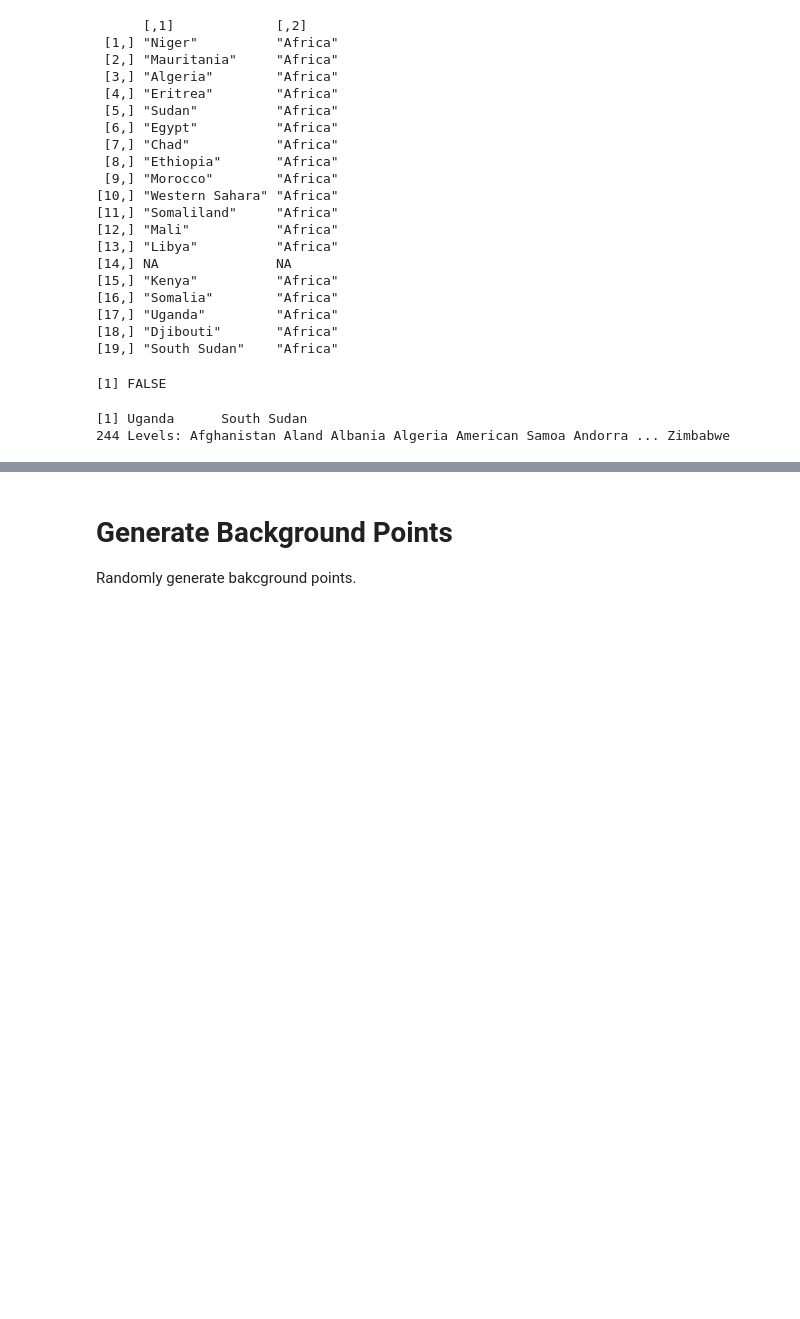
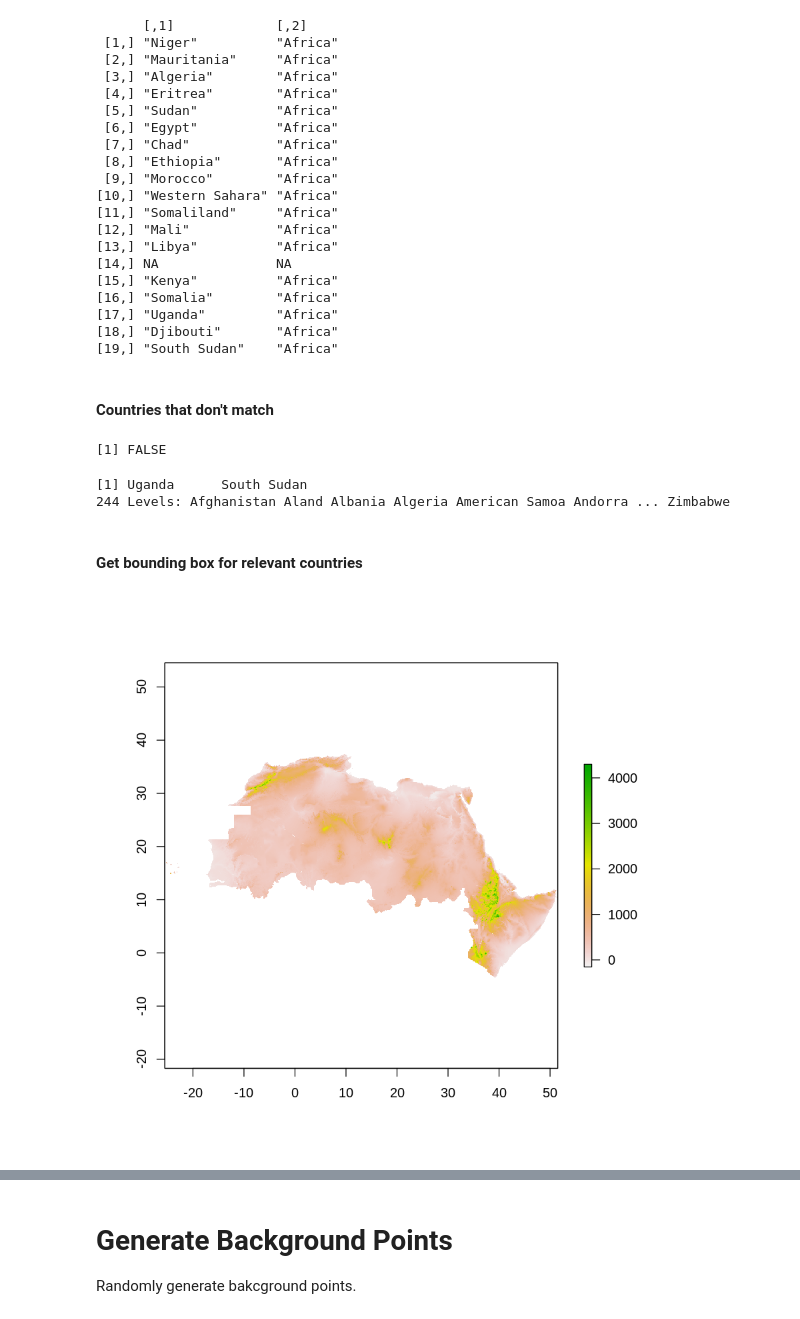
Before and after one commit to instadeepai/locust-predict, a Jupyter notebook: notebooks/Presence_Only_Generate_Background_Data.ipynb, the cells around one changed output, grey strips where cells are left out. Cells and saved outputs as stored; diff of their text form; code cells hidden in the pictures; blank space fills up the shorter version.

Commit message:
feat: Added presence only data and updated notebooks.

```diff
--- a/notebooks/Presence_Only_Generate_Background_Data.ipynb
+++ b/notebooks/Presence_Only_Generate_Background_Data.ipynb
@@ -99,6 +101,8 @@ test_countries = unique(coords2country(test[c("x","y")]))
 [17,] "Uganda"         "Africa"
 [18,] "Djibouti"       "Africa"
 [19,] "South Sudan"    "Africa"
+# %% [markdown]
+#### Countries that don't match
 # %%
 identical(train_countries, test_countries)
 test_countries[!(test_countries %in% train_countries)]
@@ -106,11 +110,13 @@ test_countries[!(test_countries %in% train_countries)]
 [1] FALSE
 [1] Uganda      South Sudan
 244 Levels: Afghanistan Aland Albania Algeria American Samoa Andorra ... Zimbabwe
+# %% [markdown]
+#### Get bounding box for relevant countries
 # %%
-# Get bounding box for mali and Mauritania
 r <-  getData('alt' , country="Mauritania", level=0, mask=TRUE)
 r1 <- getData('alt' , country="Mali", level=0, mask=TRUE)
 r2 <- getData('alt' , country="Somalia", level=0, mask=TRUE)
+
 r3 <- getData('alt' , country="Egypt", level=0, mask=TRUE)
 r4 <- getData('alt' , country="Morocco", level=0, mask=TRUE)
 r5 <- getData('alt' , country="Algeria", level=0, mask=TRUE)
@@ -119,7 +125,7 @@ r7 <- getData('alt' , country="Niger", level=0, mask=TRUE)
 r8 <- getData('alt' , country="Eritrea", level=0, mask=TRUE)
 r9 <- getData('alt' , country="Senegal", level=0, mask=TRUE)
 r10 <- getData('alt' , country="Libya", level=0, mask=TRUE)
-r11 <- getData('alt' , country="Western Sahara", level=0, mask=TRUE)
+# r11 <- getData('alt' , country="Western Sahara", level=0, mask=TRUE)
 r12 <- getData('alt' , country="Tunisia", level=0, mask=TRUE) # check
 r13 <- getData('alt' , country="Cape Verde", level=0, mask=TRUE)
 r14 <- getData('alt' , country="Chad", level=0, mask=TRUE)
@@ -127,5 +133,6 @@ r15 <- getData('alt' , country="Ethiopia", level=0, mask=TRUE)
 r16<- getData('alt' , country="Djibouti", level=0, mask=TRUE)  # check
 r17<- getData('alt' , country="Kenya", level=0, mask=TRUE)
 
-
-combined_raster_mali_mauri <- mosaic(r,r1,r2,r3,r4,r5,r6,r7,r8,r9,r10,r11,r12,r13,r14,r15,r16,r17, fun = min)
+# combined_raster_mali_mauri <- mosaic(r,r1,r2,r3,r4,r5,r6,r7,r8,r9,r10,r11,r12,r13,r14,r15,r16,r17, fun = min)
+combined_raster <- mosaic(r,r1,r2,r3,r4,r5,r6,r7,r8,r9,r10,r12,r13,r14,r15,r16,r17, fun = min,  tolerance = 0.35)
+# combined_raster <- mosaic(r,r1, fun = min)
@@ -142,0 +139,4 @@ plot_absence_presence <- function(whole_region,data,method,cex=3.5) {
+# %%
+plot(combined_raster)
+# %% [output]
+[figure, added]
```
Also changed, not shown: parts of 20 cells of this notebook, 13 other files.
